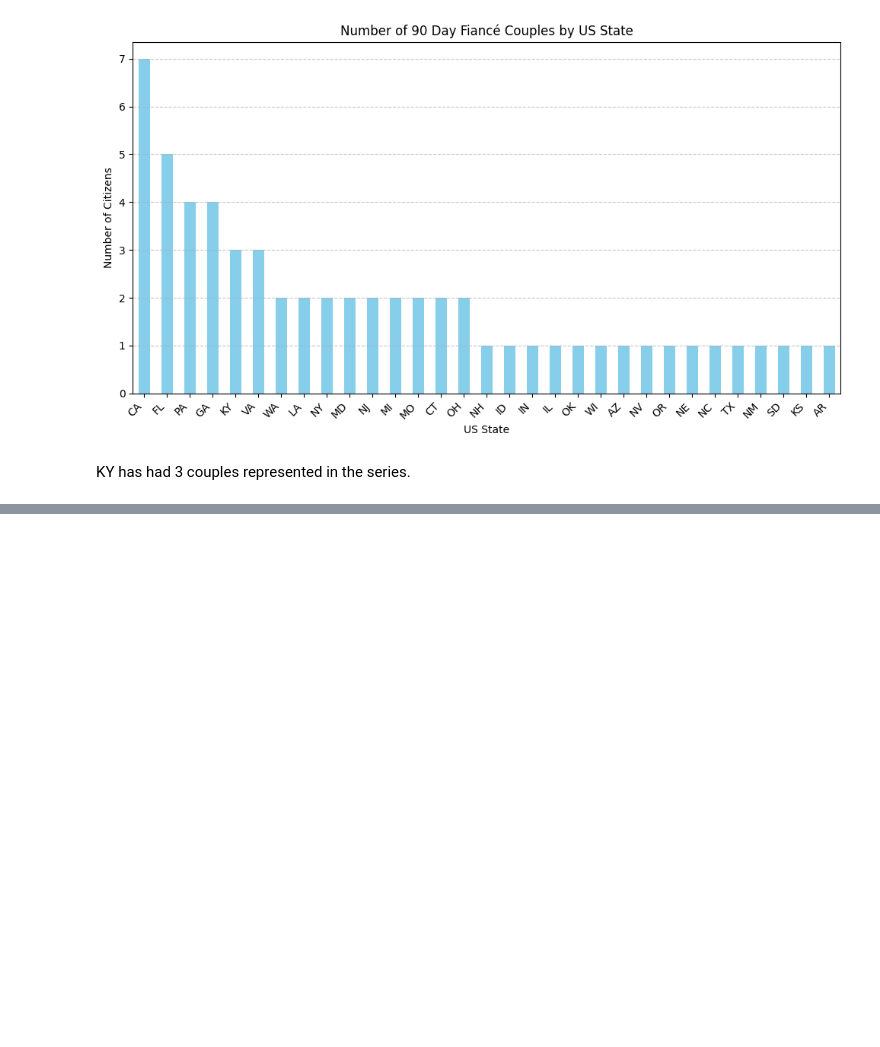
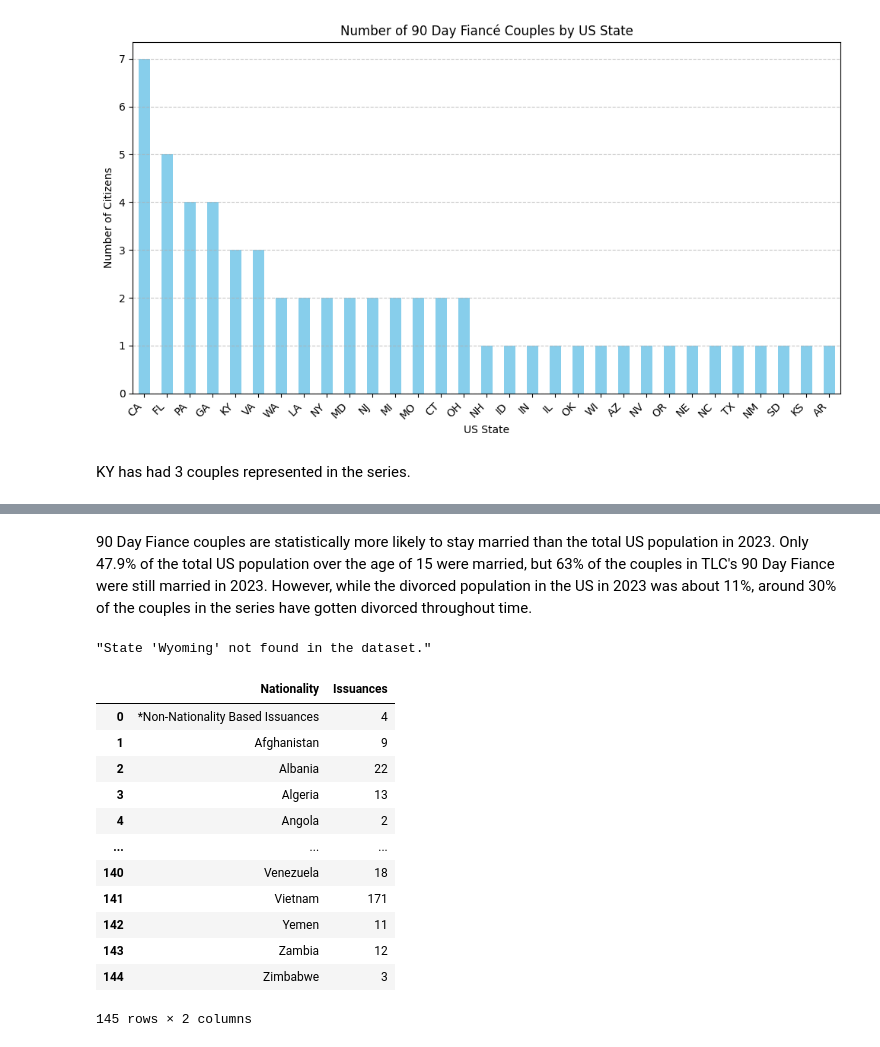
Before and after one commit to knich91/90_Day_Fiance_Real_Or_Reality, a Jupyter notebook: Capstone.ipynb, the cells around one changed output, grey strips where cells are left out. Saved outputs shown, nothing was run; the diff lists cells and outputs as text; code cells hidden in the pictures; blank space fills up the shorter version.

```diff
--- a/Capstone.ipynb
+++ b/Capstone.ipynb
@@ -532,2 +570,69 @@ KY has had 3 couples represented in the series.
+# %% [markdown]
+90 Day Fiance couples are statistically more likely to stay married than the total US population in 2023. Only 47.9% of the total US population over the age of 15 were married, but 63% of the couples in TLC's 90 Day Fiance were still married in 2023. However, while the divorced population in the US in 2023 was about 11%, around 30% of the couples in the series have gotten divorced throughout time.
+# %%
+#write a function that a user could enter a state in the united states (written in upper or lower case) and get the percentage of married, widowed, divorced and separated compared to the total of that state
+def get_marital_status_percentage(us_census_2023, state):
+    state = state.strip().title()
+    # Identify relevant column name patterns
+    married_col = f"{state}!!Now married (except separated)!!Estimate"
+    widowed_col = f"{state}!!Widowed!!Estimate"
+    divorced_col = f"{state}!!Divorced!!Estimate"
+    separated_col = f"{state}!!Separated!!Estimate"
+    population_col = "Population 15 years and over"  # General population column
+
+    # Check if state columns exist
+    if married_col not in us_census_2023.columns:
+        return f"State '{state}' not found in the dataset."
+
+    # Extract population (removing commas and converting to int)
+    total_population_row = us_census_2023[us_census_2023["Label (Grouping)"] == population_col]
+    if total_population_row.empty:
+        return "Total population data not found."
+
+    total_population = total_population_row[state + "!!Total!!Estimate"].values[0]
+    total_population = int(total_population.replace(",", "")) if isinstance(total_population, str) else total_population
+
+    if total_population == 0:
+        return f"Total population for '{state}' is zero, cannot compute percentages."
+
+    # Extract marital status percentages
+    def get_percentage(col):
+        val = us_census_2023[us_census_2023["Label (Grouping)"] == population_col][col].values[0]
+        return float(val.replace("%", "")) if isinstance(val, str) and "%" in val else float(val)
+
+    marital_data = {
+        "Married": get_percentage(married_col),
+        "Widowed": get_percentage(widowed_col),
+        "Divorced": get_percentage(divorced_col),
+        "Separated": get_percentage(separated_col),
+    }
+
+    return marital_data
+
+
+get_marital_status_percentage(us_census_2023, input("Please select an US state: ."))
+# %% [output]
+"State 'Wyoming' not found in the dataset."
 # %%
 #write a function that compares state statistics to the 90 day couple(s) Still together Y or N
+# %%
+# write a function that counts the number K1 of 'Issuances' by 'Nationality' and 'Visa Class'
+def count_k1_issuances(niv_oct_24):
+
+    niv_oct_24_k1 = niv_oct_24[niv_oct_24['Visa Class'] == 'K1']  # Filter for K1 visas
+    return niv_oct_24_k1.groupby('Nationality', as_index=False)['Issuances'].sum()
+count_k1_issuances(niv_oct_24)
+# %% [output]
+|  | Nationality | Issuances |
+| 0 | *Non-Nationality Based Issuances | 4 |
+| 1 | Afghanistan | 9 |
+| 2 | Albania | 22 |
+| 3 | Algeria | 13 |
+| 4 | Angola | 2 |
+| ... | ... | ... |
+| 140 | Venezuela | 18 |
+| 141 | Vietnam | 171 |
+| 142 | Yemen | 11 |
+| 143 | Zambia | 12 |
+| 144 | Zimbabwe | 3 |
+145 rows × 2 columns
```
Also changed, not shown: parts of 15 cells of this notebook.
